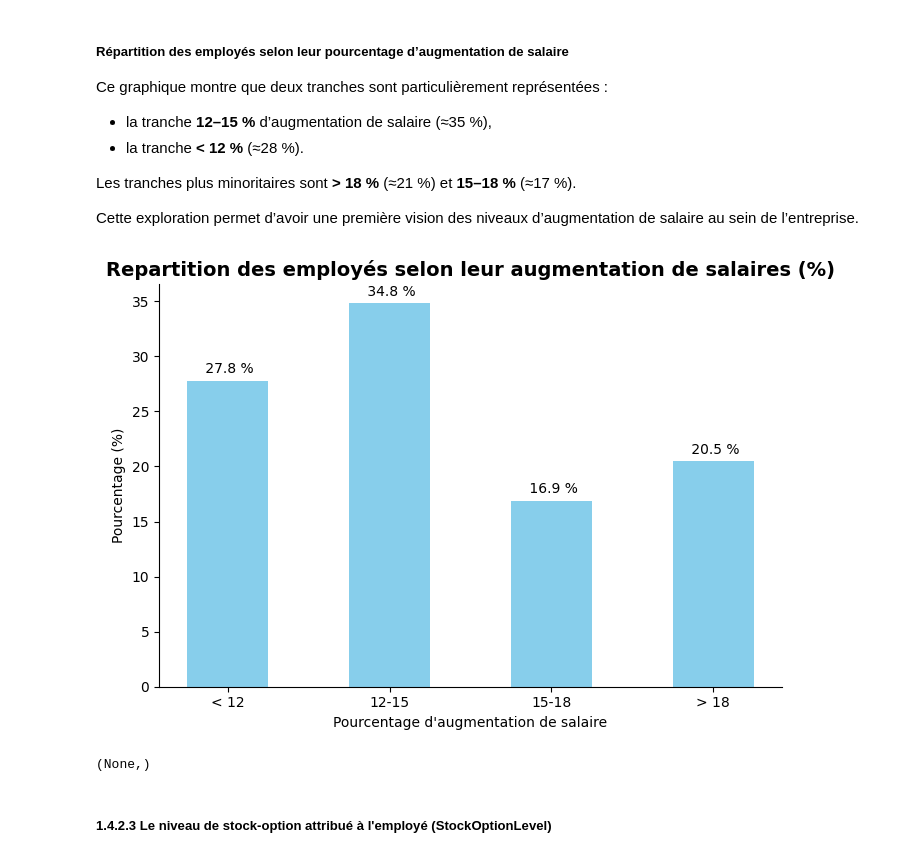
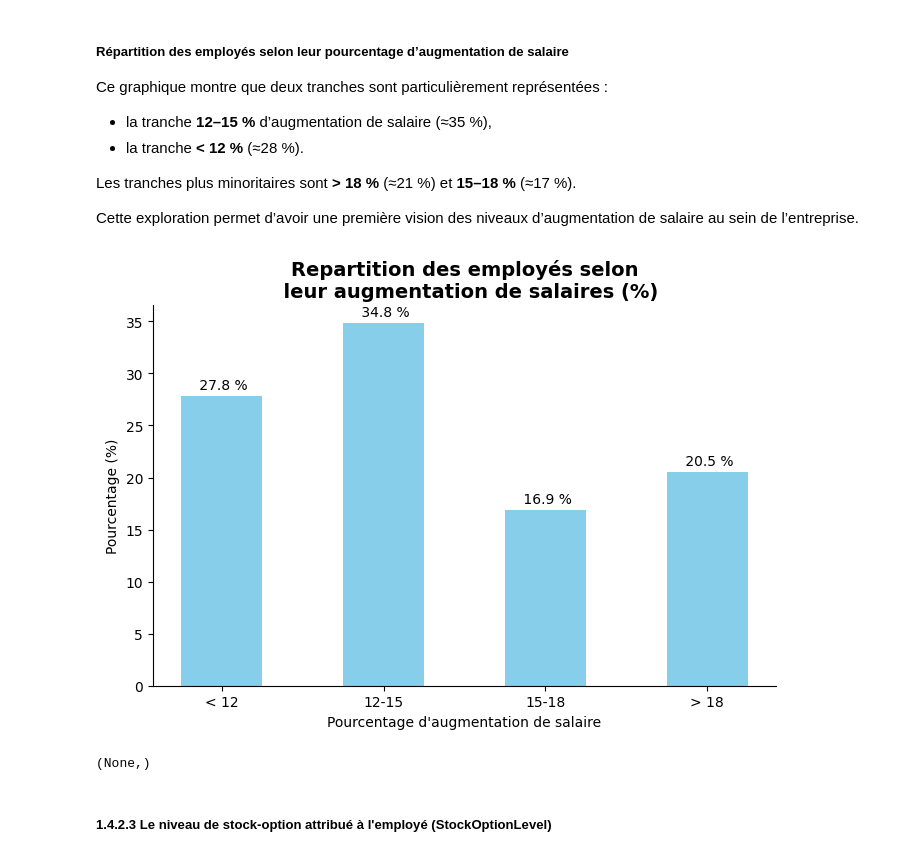
Before and after one commit to Kemuri15/employee-attrition-analysis, a Jupyter notebook: notebooks/04_axes_condition_travail.ipynb, the cells around one changed output. Cells and saved outputs as stored; diff of their text form; code cells hidden in the pictures.

```diff
--- a/notebooks/04_axes_condition_travail.ipynb
+++ b/notebooks/04_axes_condition_travail.ipynb
@@ -628,32 +628,32 @@ Cette exploration permet d’avoir une première vision des niveaux d’augmenta
 # %%
 PercentSalaryHike_count = PercentSalaryHike_count.sort_values("Tranche_PercentSalaryHike", ascending=True)
 
 fig, ax = plt.subplots(figsize=(7,5))
 
 
 ax.spines["top"].set_visible(False)
 ax.spines["right"].set_visible(False)
 
 # Données
 x = np.arange(len(PercentSalaryHike_count.index))
 y = PercentSalaryHike_count["Pourcentage"]
 
 # Barplot
 barhs = ax.bar(x, y, width=0.5, color="skyblue")
 
 # Pourcentage
 ax.bar_label(barhs, labels=[f"{v : .1F} %" for v in y], padding=3)
 
 # Axes et labels
 ax.set_xticks(x)
 ax.set_xticklabels(PercentSalaryHike_count["Tranche_PercentSalaryHike"])
 ax.set_xlabel("Pourcentage d'augmentation de salaire")
 ax.set_ylabel("Pourcentage (%)")
-ax.set_title("Repartition des employés selon leur augmentation de salaires (%)", fontsize=14, fontweight="bold")
+ax.set_title("Repartition des employés selon\n  leur augmentation de salaires (%)", fontsize=14, fontweight="bold")
 fig.tight_layout()
 plt.show(),
 # %% [output]
-[figure, old version]
+[figure, new version]
 (None,)
 # %% [markdown]
 ##### 1.4.2.3 Le niveau de stock-option attribué à l'employé (StockOptionLevel)
```
Also changed, not shown: parts of 57 cells of this notebook, 1 other file.
